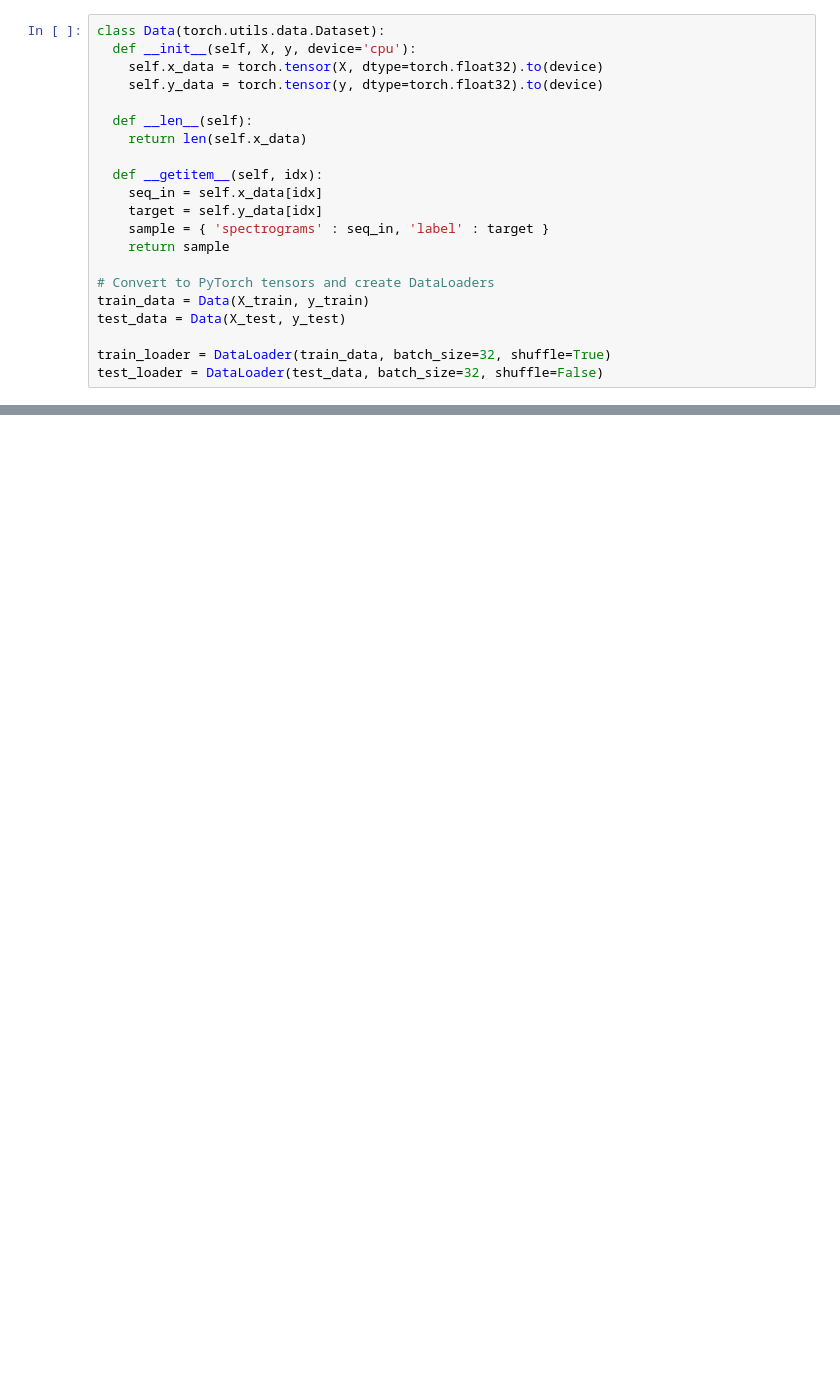
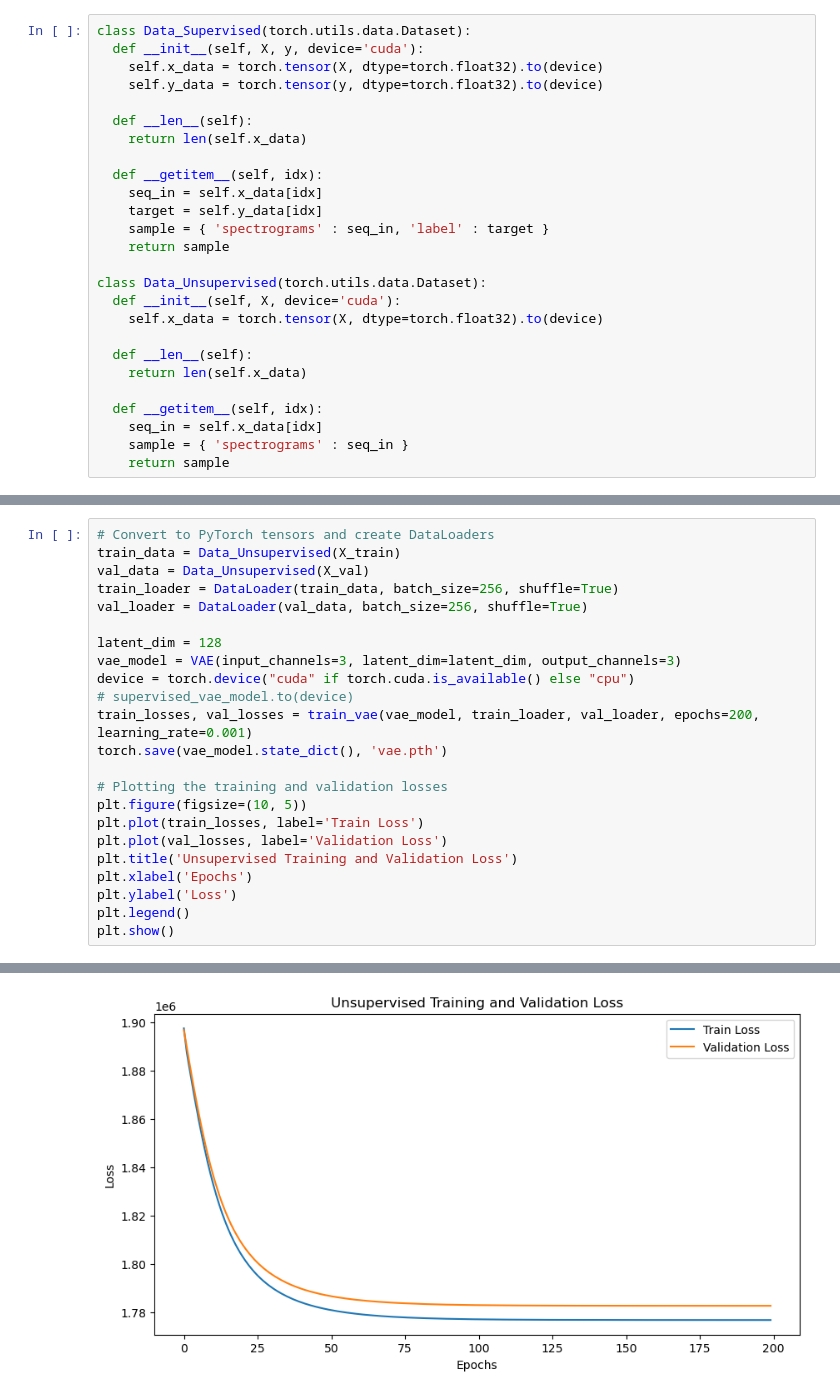
Before and after one commit to johnymeng/gait-project, a Jupyter notebook: Chiyuan_VAE+CNN/VAE_CNN.ipynb, the cells around one changed output, grey strips where cells are left out. Drawn from its saved outputs; the diff is of its cells as text; blank space fills up the shorter version.

```diff
--- a/Chiyuan_VAE+CNN/VAE_CNN.ipynb
+++ b/Chiyuan_VAE+CNN/VAE_CNN.ipynb
@@ -228,6 +454,6 @@ class EarlyStopping:
 # %%
-class Data(torch.utils.data.Dataset):
-  def __init__(self, X, y, device='cpu'):
+class Data_Supervised(torch.utils.data.Dataset):
+  def __init__(self, X, y, device='cuda'):
     self.x_data = torch.tensor(X, dtype=torch.float32).to(device)
     self.y_data = torch.tensor(y, dtype=torch.float32).to(device)
 
@@ -240,10 +466,15 @@ class Data(torch.utils.data.Dataset):
     sample = { 'spectrograms' : seq_in, 'label' : target }
     return sample
 
-# Convert to PyTorch tensors and create DataLoaders
-train_data = Data(X_train, y_train)
-test_data = Data(X_test, y_test)
+class Data_Unsupervised(torch.utils.data.Dataset):
+  def __init__(self, X, device='cuda'):
+    self.x_data = torch.tensor(X, dtype=torch.float32).to(device)
 
-train_loader = DataLoader(train_data, batch_size=32, shuffle=True)
-test_loader = DataLoader(test_data, batch_size=32, shuffle=False)
+  def __len__(self):
+    return len(self.x_data)
+
+  def __getitem__(self, idx):
+    seq_in = self.x_data[idx]
+    sample = { 'spectrograms' : seq_in }
+    return sample
 # %%
@@ -438,0 +833,24 @@ Average Reconstruction Error: 0.9195633545394771
+# %%
+# Convert to PyTorch tensors and create DataLoaders
+train_data = Data_Unsupervised(X_train)
+val_data = Data_Unsupervised(X_val)
+train_loader = DataLoader(train_data, batch_size=256, shuffle=True)
+val_loader = DataLoader(val_data, batch_size=256, shuffle=True)
+
+latent_dim = 128
+vae_model = VAE(input_channels=3, latent_dim=latent_dim, output_channels=3)
+device = torch.device("cuda" if torch.cuda.is_available() else "cpu")
+# supervised_vae_model.to(device)
+train_losses, val_losses = train_vae(vae_model, train_loader, val_loader, epochs=200, learning_rate=0.001)
+torch.save(vae_model.state_dict(), 'vae.pth')
+
+# Plotting the training and validation losses
+plt.figure(figsize=(10, 5))
+plt.plot(train_losses, label='Train Loss')
+plt.plot(val_losses, label='Validation Loss')
+plt.title('Unsupervised Training and Validation Loss')
+plt.xlabel('Epochs')
+plt.ylabel('Loss')
+plt.legend()
+plt.show()
+# %% [output]
@@ -438,0 +874 @@ Average Reconstruction Error: 0.9195633545394771
+[figure, added]
```
Also changed, not shown: parts of 23 cells of this notebook, 3 other files.
